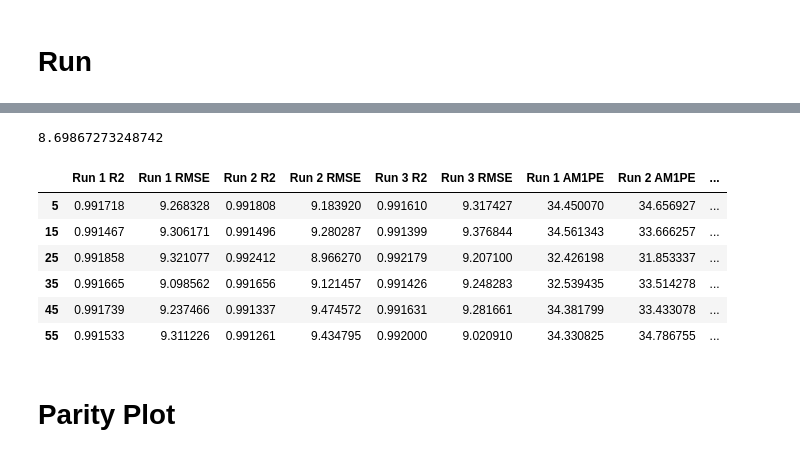
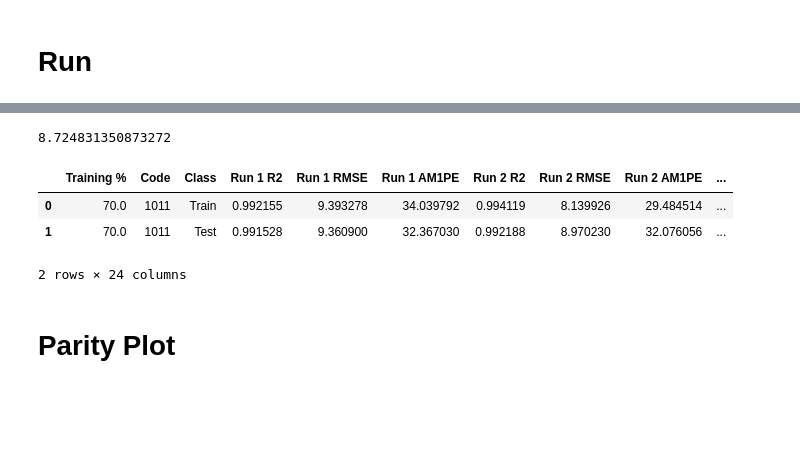
Before and after one commit to rishigurnani/hMOFs-Snurr, a Jupyter notebook: plot_results.ipynb, the cells around one changed output, grey strips where cells are left out. Saved outputs shown, nothing was run; the diff lists cells and outputs as text; code cells hidden in the pictures; blank space fills up the shorter version.

```diff
--- a/plot_results.ipynb
+++ b/plot_results.ipynb
@@ -295,15 +295,16 @@ def plot_results(df, title='Learning Curve', good_codes=None, score_name='RMSE',
 # %% [markdown]
 # Run
 # %%
-results_dir = ru.sanitize_dir_path('/data/rgur/efrc/paper_data/benchmark/test_space')
+results_dir = ru.sanitize_dir_path('/data/rgur/efrc/paper_data/benchmark/si_ls_geo')
 GOOD_CODES = ['1011', '1010']
 #GOOD_TIME = ['08_37PM_on_April_18_2020', '02_56PM_on_April_20_2020']
 #GOOD_TIME = ['08_37PM_on_April_18_2020']
 #GOOD_TIME = ['05_52PM_on_April_26_2020', '11_15AM_on_April_28_2020', '05_14PM_on_April_28_2020']
 #GOOD_TIME = ['12_18PM_on_April_29_2020', '12_01PM_on_April_30_2020', '06_24PM_on_May_03_2020']
-GOOD_TIME = ['11_31AM_on_May_05_2020']
+#GOOD_TIME = ['11_31AM_on_May_05_2020']
+GOOD_TIME = ['06_54PM_on_May_05_2020']
 
-results_df = getResultsDf2(good_codes=None, good_time=GOOD_TIME, fix_preds=True, include_geo=True,
+results_df = getResultsDf(good_codes=None, good_time=GOOD_TIME, fix_preds=True, include_geo=True,
                            stacked=False, n_seed=5)
 # %% [output]
 Only including geometric codes
@@ -320,16 +315,6 @@ results_df.to_csv('%s%s.csv' %( results_dir,ru.add_timestamp('grav_xgb_geo_df_')
 test = results_df[(results_df['Class']=='Test') & (results_df['Training %']==70.0)]
 #test = results_df[results_df['Class']=='Test']
 # %%
-np.min(test[['Run 1 RMSE', 'Run 2 RMSE', 'Run 3 RMSE']].to_numpy())
+np.min(test[['Run 1 RMSE', 'Run 2 RMSE', 'Run 3 RMSE', 'Run 4 RMSE', 'Run 5 RMSE']].to_numpy())
 # %% [output]
-8.69867273248742
+8.724831350873272
-# %%
-test
-# %% [output]
-|  | Run 1 R2 | Run 1 RMSE | Run 2 R2 | Run 2 RMSE | Run 3 R2 | Run 3 RMSE | Run 1 AM1PE | Run 2 AM1PE | ... |
-| 5 | 0.991718 | 9.268328 | 0.991808 | 9.183920 | 0.991610 | 9.317427 | 34.450070 | 34.656927 | ... |
-| 15 | 0.991467 | 9.306171 | 0.991496 | 9.280287 | 0.991399 | 9.376844 | 34.561343 | 33.666257 | ... |
-| 25 | 0.991858 | 9.321077 | 0.992412 | 8.966270 | 0.992179 | 9.207100 | 32.426198 | 31.853337 | ... |
-| 35 | 0.991665 | 9.098562 | 0.991656 | 9.121457 | 0.991426 | 9.248283 | 32.539435 | 33.514278 | ... |
-| 45 | 0.991739 | 9.237466 | 0.991337 | 9.474572 | 0.991631 | 9.281661 | 34.381799 | 33.433078 | ... |
-| 55 | 0.991533 | 9.311226 | 0.991261 | 9.434795 | 0.992000 | 9.020910 | 34.330825 | 34.786755 | ... |
@@ -336,3 +326,10 @@ test
+# %%
+results_df
+# %% [output]
+|  | Training % | Code | Class | Run 1 R2 | Run 1 RMSE | Run 1 AM1PE | Run 2 R2 | Run 2 RMSE | Run 2 AM1PE | ... |
+| 0 | 70.0 | 1011 | Train | 0.992155 | 9.393278 | 34.039792 | 0.994119 | 8.139926 | 29.484514 | ... |
+| 1 | 70.0 | 1011 | Test | 0.991528 | 9.360900 | 32.367030 | 0.992188 | 8.970230 | 32.076056 | ... |
+2 rows × 24 columns
 # %% [markdown]
 # Parity Plot
 # %%
```
Also changed, not shown: parts of 10 cells of this notebook, 7 other files.
